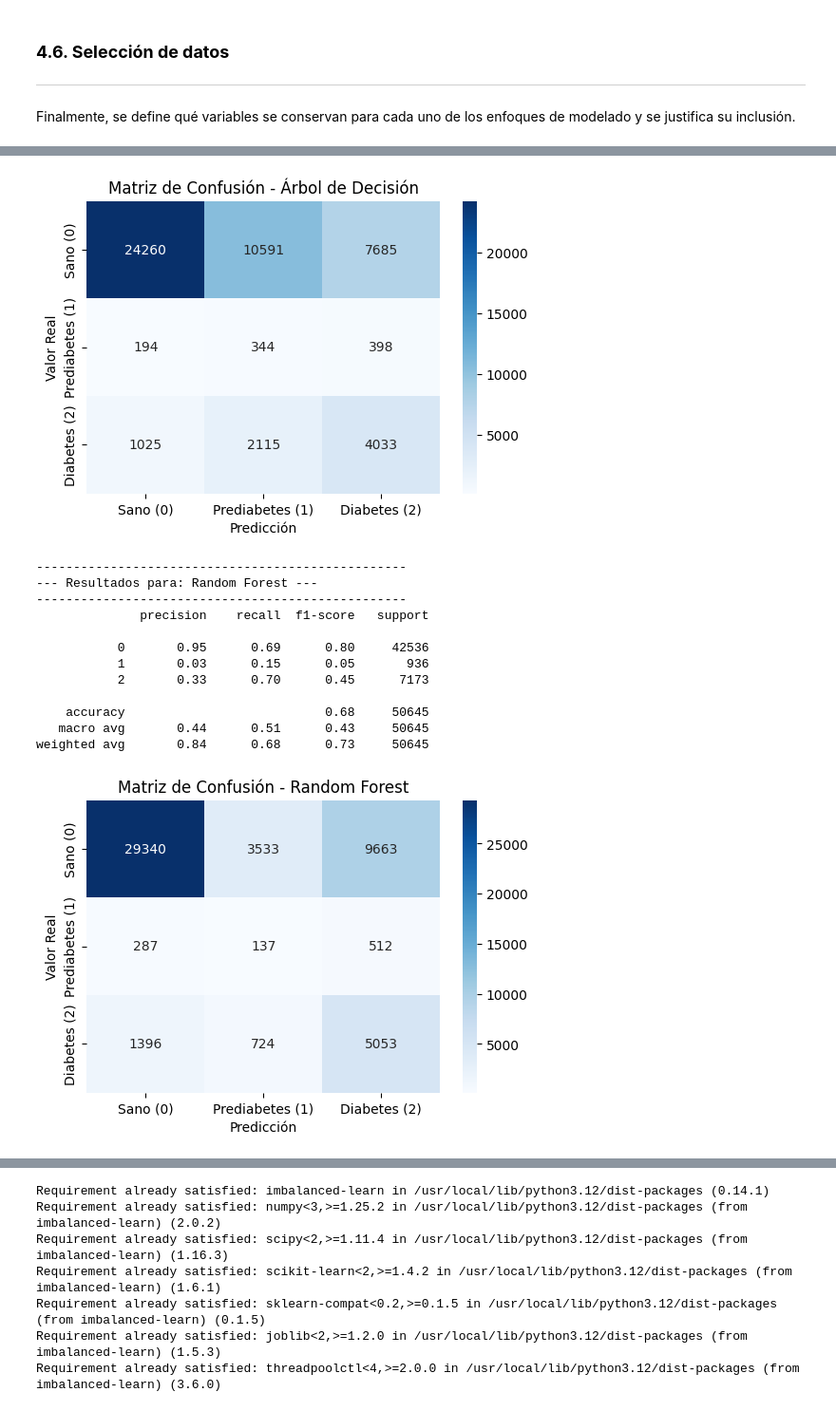
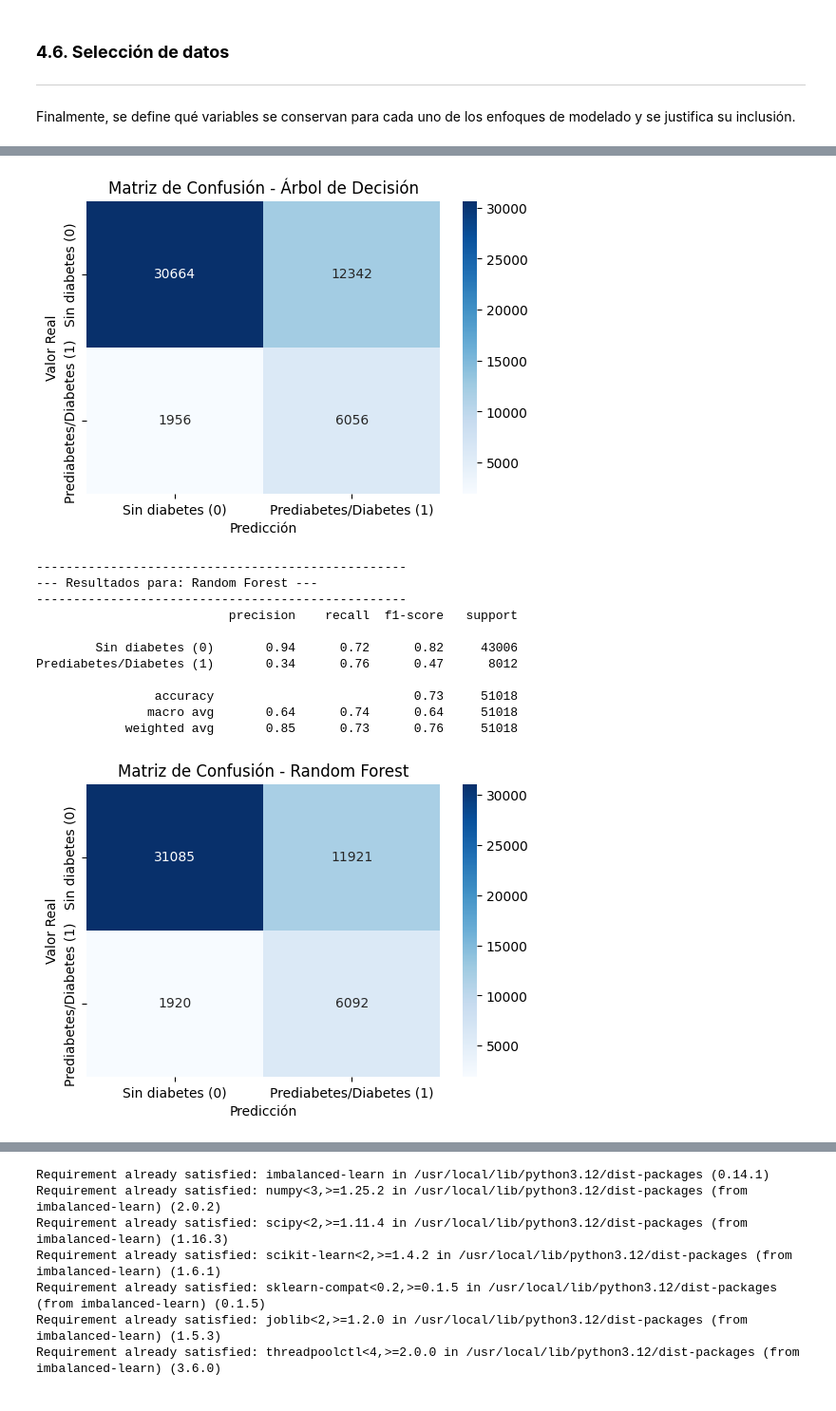
Before and after one commit to Locotin/diplomado-mlds, a Jupyter notebook: Proyecto/M2U4_fase_3_Preparación_de_los_datos.ipynb, the cells around one changed output, grey strips where cells are left out. Shown at 95% size. Cells and saved outputs as stored; diff of their text form; code cells hidden in the pictures.

```diff
--- a/Proyecto/M2U4_fase_3_Preparación_de_los_datos.ipynb
+++ b/Proyecto/M2U4_fase_3_Preparación_de_los_datos.ipynb
@@ -1024,7 +1041,7 @@ prepared_with_groups["duplicate_group_id"] = (
 )
 
 X_supervised = prepared_with_groups[feature_columns].copy()
-y_supervised = prepared_with_groups[target_column].astype(int).copy()
+y_supervised = prepared_with_groups[supervised_target_column].astype(int).copy()
 duplicate_groups = prepared_with_groups["duplicate_group_id"].copy()
 
 group_splitter = StratifiedGroupKFold(n_splits=5, shuffle=True, random_state=42)
@@ -1053,15 +1070,21 @@ X_test_scaled = pd.DataFrame(
     index=X_test.index,
 )
 
-y_train_onehot = pd.get_dummies(y_train).reindex(columns=[0, 1, 2], fill_value=0)
-y_test_onehot = pd.get_dummies(y_test).reindex(columns=[0, 1, 2], fill_value=0)
-
 X_unsupervised = prepared_df[feature_columns].copy()
 kmeans_scaler = StandardScaler()
 X_kmeans_scaled = pd.DataFrame(
     kmeans_scaler.fit_transform(X_unsupervised),
     columns=feature_columns,
     index=X_unsupervised.index,
+)
+
+target_merge_summary = (
+    prepared_with_groups.groupby([target_column, supervised_target_column])
+    .size()
+    .rename("Registros")
+    .reset_index()
+    .sort_values([target_column, supervised_target_column])
+    .reset_index(drop=True)
 )
 
 group_split_summary = pd.DataFrame(
@@ -1092,8 +1115,6 @@ model_ready_summary = pd.DataFrame(
             "Supervisado - X_test_scaled",
             "Supervisado - y_train",
             "Supervisado - y_test",
-            "Supervisado - y_train_onehot",
-            "Supervisado - y_test_onehot",
             "No supervisado - X_kmeans_scaled",
         ],
         "Filas": [
@@ -1101,8 +1122,6 @@ model_ready_summary = pd.DataFrame(
             len(X_test_scaled),
             len(y_train),
             len(y_test),
-            len(y_train_onehot),
-            len(y_test_onehot),
             len(X_kmeans_scaled),
         ],
         "Columnas": [
@@ -1110,8 +1129,6 @@ model_ready_summary = pd.DataFrame(
             X_test_scaled.shape[1],
             1,
             1,
-            y_train_onehot.shape[1],
-            y_test_onehot.shape[1],
             X_kmeans_scaled.shape[1],
         ],
     }
@@ -1125,7 +1142,15 @@ class_distribution_summary = pd.concat(
     ],
     axis=1,
 ).fillna(0).astype(int)
+class_distribution_summary.index.name = supervised_target_column
+class_distribution_summary["Clase"] = class_distribution_summary.index.map(
+    dict(zip(binary_class_ids, binary_class_labels))
+)
+class_distribution_summary = class_distribution_summary.reset_index()[
+    [supervised_target_column, "Clase", "Total", "Train", "Test"]
+]
 
+display(target_merge_summary)
 display(group_split_summary)
 display(model_ready_summary)
 display(class_distribution_summary)
@@ -1200,14 +1225,19 @@ for nombre, y_pred in predicciones.items():
     print("-" * 50)
 
 
-    print(classification_report(y_test, y_pred))
+    print(classification_report(
+        y_test,
+        y_pred,
+        labels=binary_class_ids,
+        target_names=binary_class_labels,
+    ))
 
     # Matriz de Confusión Visual
-    cm = confusion_matrix(y_test, y_pred)
+    cm = confusion_matrix(y_test, y_pred, labels=binary_class_ids)
     plt.figure(figsize=(6, 4))
     sns.heatmap(cm, annot=True, fmt='d', cmap='Blues',
-                xticklabels=['Sano (0)', 'Prediabetes (1)', 'Diabetes (2)'],
-                yticklabels=['Sano (0)', 'Prediabetes (1)', 'Diabetes (2)'])
+                xticklabels=binary_class_labels,
+                yticklabels=binary_class_labels)
     plt.title(f'Matriz de Confusión - {nombre}')
     plt.ylabel('Valor Real')
     plt.xlabel('Predicción')
@@ -1241,17 +1269,16 @@ weighted avg       0.85      0.57      0.66     50645
-[figure, old version]
+[figure, new version]
 --------------------------------------------------
 --- Resultados para: Random Forest ---
 --------------------------------------------------
-              precision    recall  f1-score   support
+                          precision    recall  f1-score   support
 
-           0       0.95      0.69      0.80     42536
-           1       0.03      0.15      0.05       936
-           2       0.33      0.70      0.45      7173
+        Sin diabetes (0)       0.94      0.72      0.82     43006
+Prediabetes/Diabetes (1)       0.34      0.76      0.47      8012
 
-    accuracy                           0.68     50645
-   macro avg       0.44      0.51      0.43     50645
-weighted avg       0.84      0.68      0.73     50645
+                accuracy                           0.73     51018
+               macro avg       0.64      0.74      0.64     51018
+            weighted avg       0.85      0.73      0.76     51018
-[figure, old version]
+[figure, new version]
 # %%
 import pandas as pd
 
```
Also changed, not shown: parts of 12 cells of this notebook, 3 other files.
